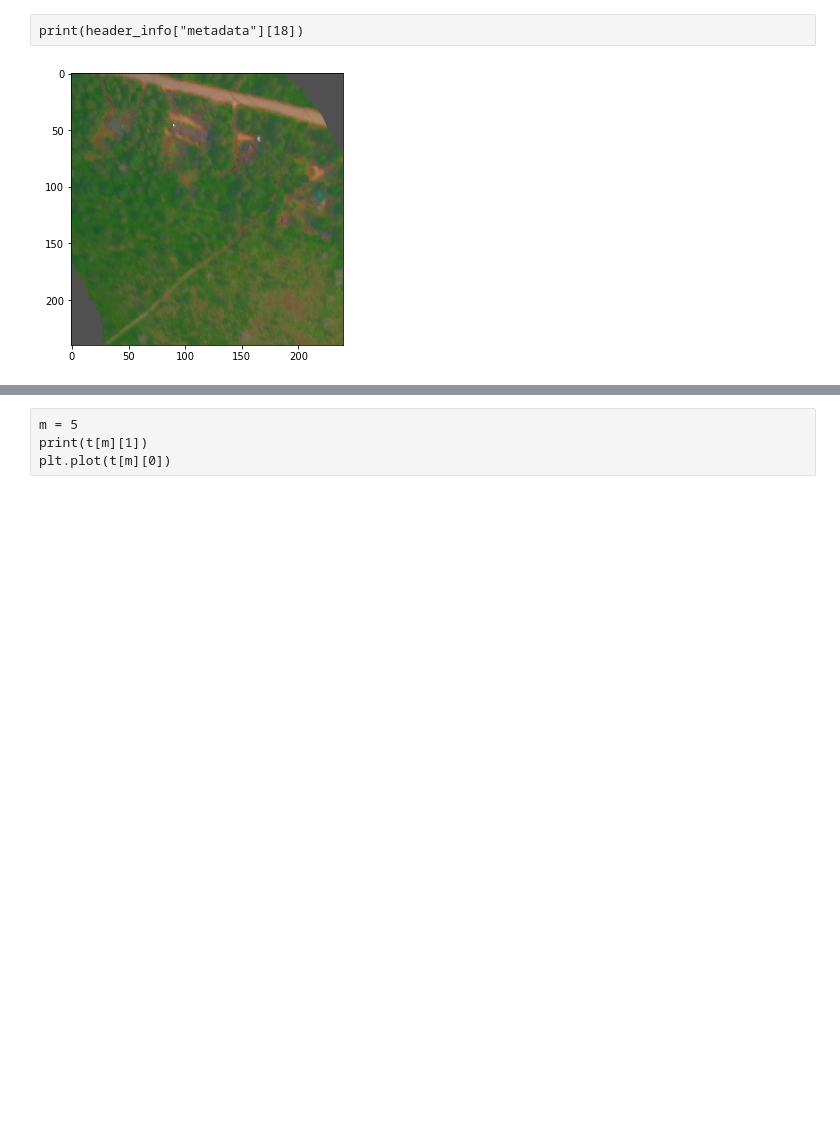
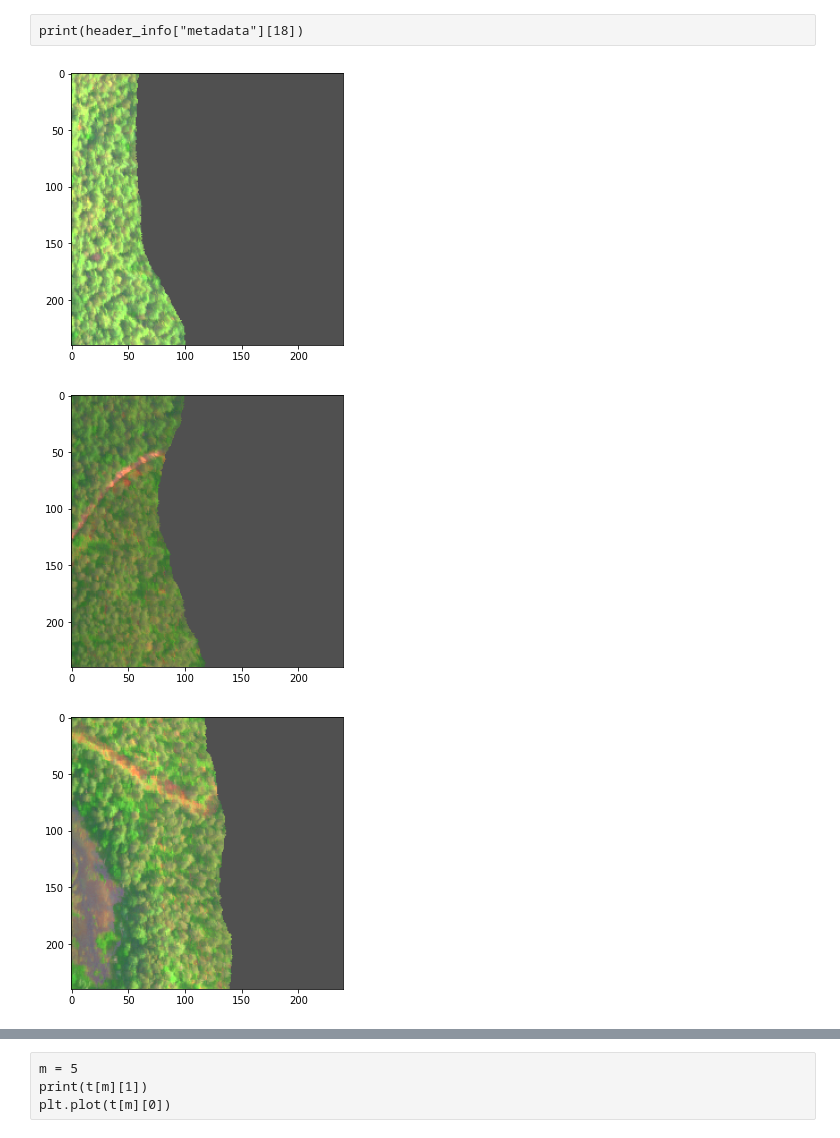
Before and after one commit to KopiousKarp/UD_ELEG404_TreeProject, a Jupyter notebook: DataMining.ipynb, the cells around one changed output, grey strips where cells are left out. Saved outputs shown, nothing was run; the diff lists cells and outputs as text; code cells hidden in the pictures; blank space fills up the shorter version.

Commit message:
heatmap
Started heat mapping the data, current code is insufficient

```diff
--- a/DataMining.ipynb
+++ b/DataMining.ipynb
@@ -63,9 +63,9 @@ print(img1[500,700,6])
 print(img2[500,700,6])
 # %%
 #Load image as an array
-arr = img.load()
+# arr = img.load()
 arr1 = img1.load()
-arr2 = img2.load()
+# arr2 = img2.load()
 # %% [raw]
 import numpy as np
 #Subsample image for faster processing
@@ -141,6 +141,8 @@ def showframes(frames):
 # %%
 miniframes = spectralSlicing(img2,240)
 # %%
-showframes(miniframes[11:12])
+showframes(miniframes[11:15])
 # %% [output]
-[figure, old version]
+[figure, new version]
+[figure, added]
+[figure, added]
```
Also changed, not shown: parts of 5 cells of this notebook, 1 other file.
